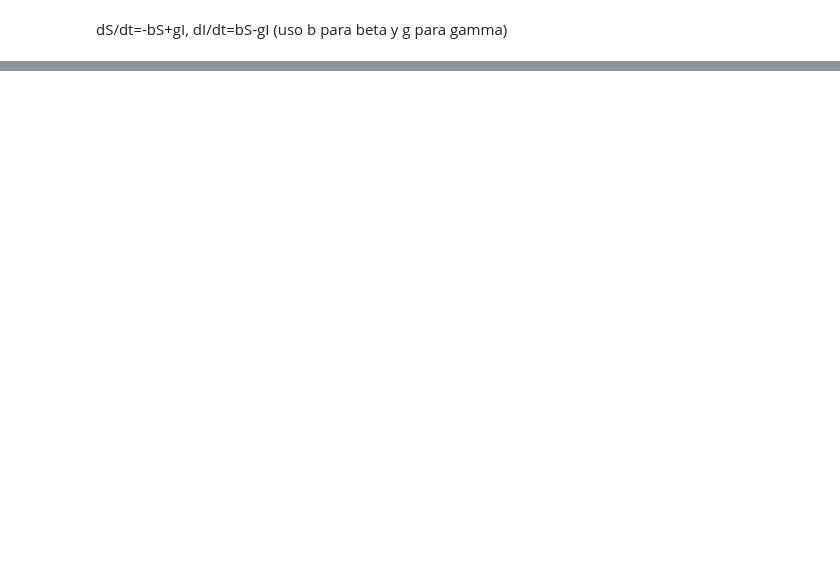
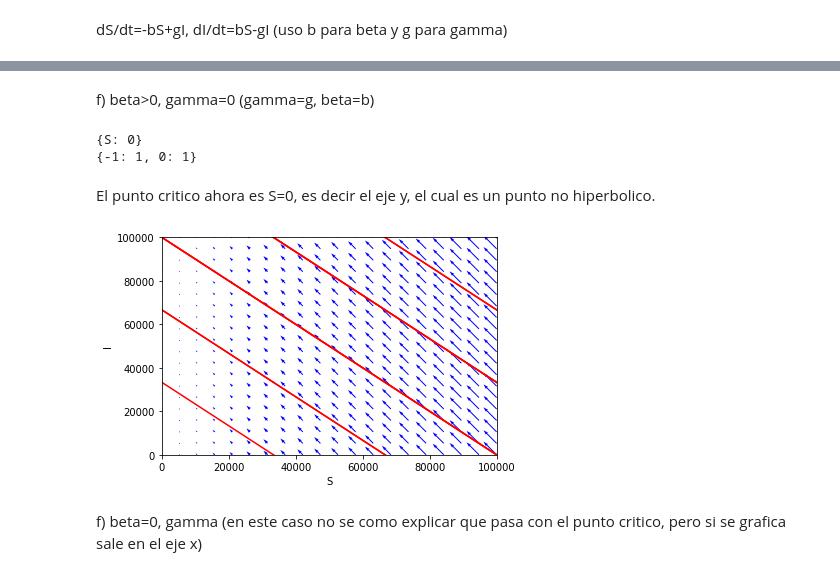
Before and after one commit to deleonja/dynamical-sys, a Jupyter notebook: ModeloSIS(no infeccioso).ipynb, the cells around one changed output, grey strips where cells are left out. Drawn from its saved outputs; the diff is of its cells as text; code cells hidden in the pictures; blank space fills up the shorter version.

Commit message:
pendientes los no hiperbolicos y graficas cuando beta=0

```diff
--- a/ModeloSIS(no infeccioso).ipynb
+++ b/ModeloSIS(no infeccioso).ipynb
@@ -39,0 +310,57 @@ El punto critico es no hiperbolico, por lo que no cumple el teorema de Hartmann.
+# %% [markdown]
+f) beta>0, gamma=0 (gamma=g, beta=b)
+# %%
+#puntos criticos
+P=-b*S+0*I
+Q=b*S-0*I
+#establecer P(S,I)=0 y Q(S,I)=0
+Peqn=Eq(P,0)
+Qeqn=Eq(Q,0)
+print(solve((Peqn,Qeqn),S,I))
+#Eigenvalores y eigenvectores
+M=Matrix([[-b,0],[b,0]])
+print(M.eigenvals())
+# %% [output]
+{S: 0}
+{-1: 1, 0: 1}
+# %% [markdown]
+El punto critico ahora es S=0, es decir el eje y, el cual es un punto no hiperbolico.
+# %%
+#sistema dS/dt=-b*S+g*I, dI/dt=b*S-g*I con beta>0, gamma=0
+b=1
+g=0
+def dx_dt(x,t):
+    return [ -b*x[0]+g*x[1] , b*x[0]-g*x[1] ]
+#trayectorias en tiempo hacia adelante
+ts=np.linspace(0,10,500)
+ic=np.linspace(0,100000,4)
+for r in ic:
+    for s in ic:
+        x0=[r,s]
+        xs=odeint(dx_dt,x0,ts)
+        plt.plot(xs[:,0],xs[:,1],"r-")
+#trayectorias en tiempo hacia atras
+ts=np.linspace(0,-10,500)
+ic=np.linspace(0,100000,4)
+for r in ic:
+    for s in ic:
+        x0=[r,s]
+        xs=odeint(dx_dt,x0,ts)
+        plt.plot(xs[:,0],xs[:,1],"r-")
+#etiquetas de ejes y estilo de letra
+plt.xlabel('S',fontsize=10)
+plt.ylabel('I',fontsize=10)
+plt.tick_params(labelsize=10)
+plt.xlim(0,100000)
+plt.ylim(0,100000)
+#campo vectorial
+X,Y=np.mgrid[0:100000:20j,0:100000:20j]
+u=-b*X+g*Y
+v=b*X-g*Y
+pl.quiver(X,Y,u,v,color='b')
+plt.savefig("SISnoinf06.pdf")
+plt.show()
+# %% [output]
+[figure, added]
+# %% [markdown]
+f) beta=0, gamma (en este caso no se como explicar que pasa con el punto critico, pero si se grafica sale en el eje x)
```
Also changed, not shown: parts of 24 cells of this notebook.
